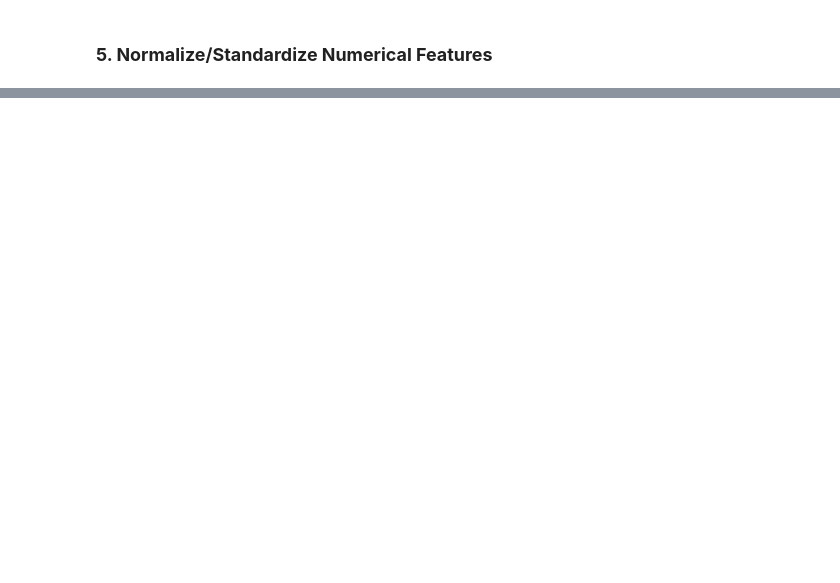
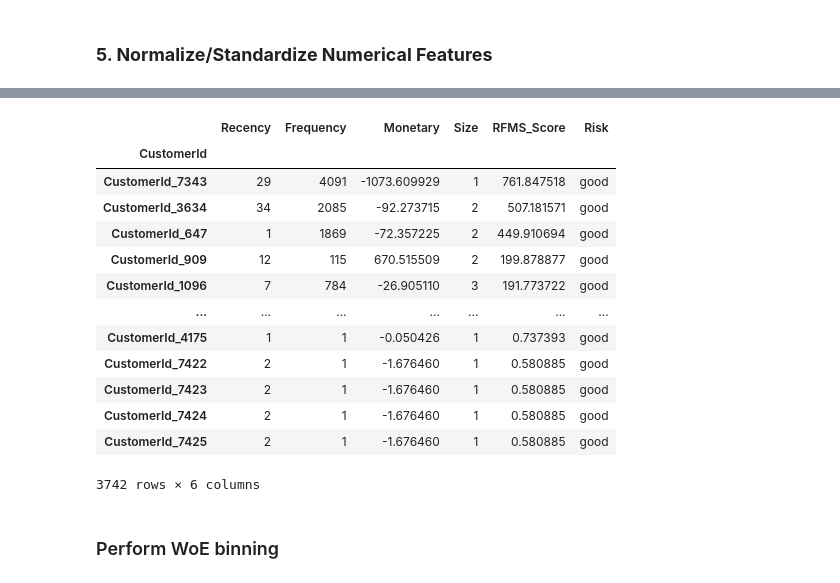
Before and after one commit to amsalugetasew/10_Academy_AI_Mastery_kifiya_Week_6, a Jupyter notebook: Notebooks/main.ipynb, the cells around one changed output, grey strips where cells are left out. Saved outputs shown, nothing was run; the diff lists cells and outputs as text; code cells hidden in the pictures; blank space fills up the shorter version.

```diff
--- a/Notebooks/main.ipynb
+++ b/Notebooks/main.ipynb
@@ -203,0 +329,23 @@ Outliers Detected:
+# %%
+#  Classify users into good/bad
+threshold = 0.5  # threshold
+classified_users = cs.classify_good_bad(threshold)
+# %%
+classified_users
+# %% [output]
+|  | Recency | Frequency | Monetary | Size | RFMS_Score | Risk |
+| CustomerId |  |  |  |  |  |  |
+| CustomerId_7343 | 29 | 4091 | -1073.609929 | 1 | 761.847518 | good |
+| CustomerId_3634 | 34 | 2085 | -92.273715 | 2 | 507.181571 | good |
+| CustomerId_647 | 1 | 1869 | -72.357225 | 2 | 449.910694 | good |
+| CustomerId_909 | 12 | 115 | 670.515509 | 2 | 199.878877 | good |
+| CustomerId_1096 | 7 | 784 | -26.905110 | 3 | 191.773722 | good |
+| ... | ... | ... | ... | ... | ... | ... |
+| CustomerId_4175 | 1 | 1 | -0.050426 | 1 | 0.737393 | good |
+| CustomerId_7422 | 2 | 1 | -1.676460 | 1 | 0.580885 | good |
+| CustomerId_7423 | 2 | 1 | -1.676460 | 1 | 0.580885 | good |
+| CustomerId_7424 | 2 | 1 | -1.676460 | 1 | 0.580885 | good |
+| CustomerId_7425 | 2 | 1 | -1.676460 | 1 | 0.580885 | good |
+3742 rows × 6 columns
+# %% [markdown]
+### Perform WoE binning
```
Also changed, not shown: parts of 25 cells of this notebook, 2 other files.
